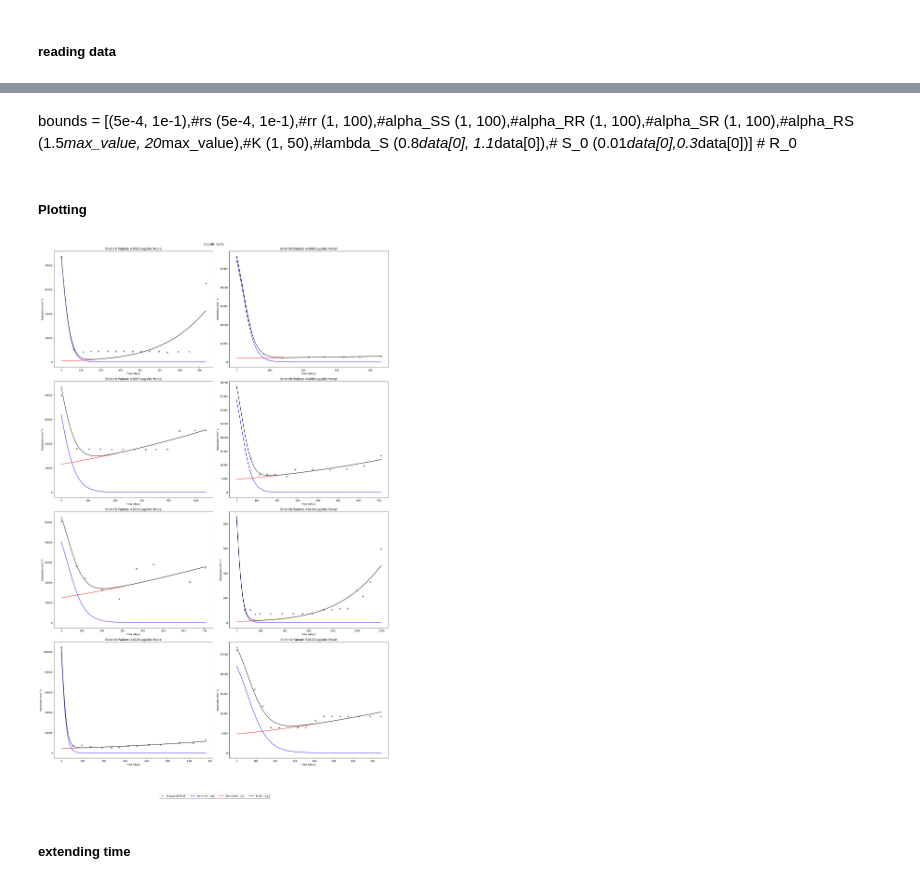
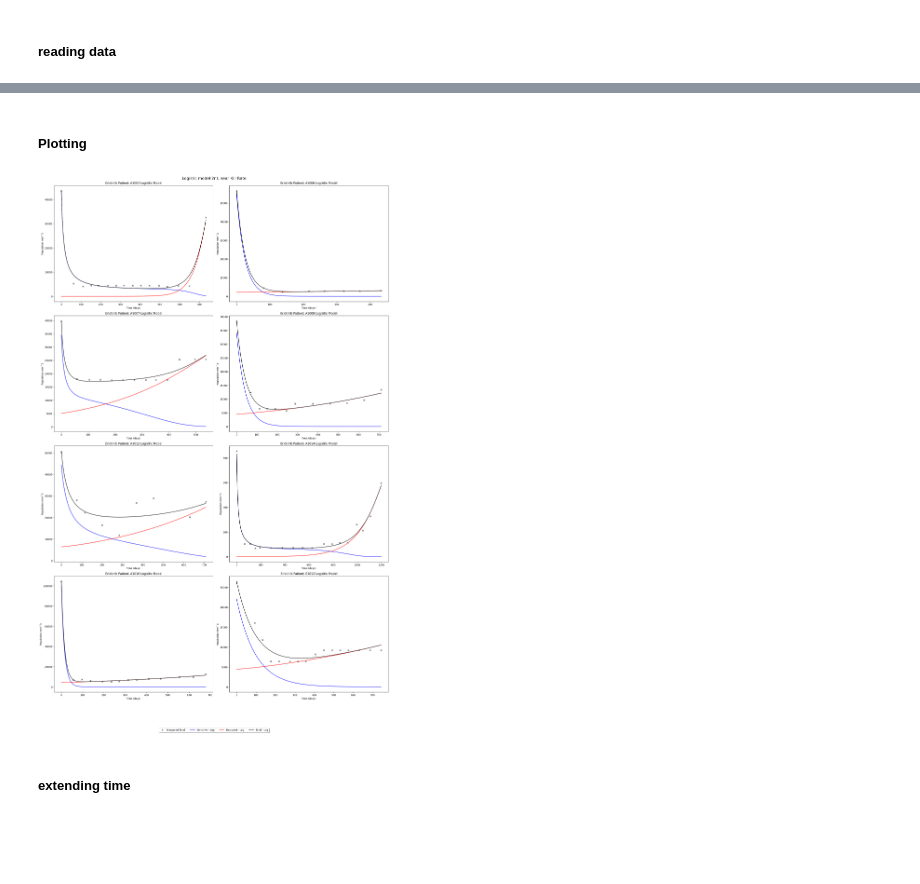
Before and after one commit to hkailas/Erlotinib, a Jupyter notebook: with competition coefficients.ipynb, the cells around one changed output, grey strips where cells are left out. Drawn from its saved outputs; the diff is of its cells as text; code cells hidden in the pictures; blank space fills up the shorter version.

```diff
--- a/with competition coefficients.ipynb
+++ b/with competition coefficients.ipynb
@@ -108,26 +159,0 @@ def cost_func_logistic(params, time, data, error_metric='rmse', delta = 10):
-# %%
-#### use ten plus tumors df
-df = eight_plus_df
-unique_IDs = df.ID.unique()
-master_dictionary = {} # store optimized parameters for each patient
-
-# Find optimal parameters for each patient
-for id in unique_IDs:
-
-    days = df.days[df.ID == id].tolist()
-    data = df.Sum_tumor_vol_cm[df.ID == id].tolist()
-    max_value = max(data[0], data[-1])
-    print("Working on patient:", id, " Number of data points:", len(days))
-    bounds =   [(1e-3, 1e-1),#rs
-                (1e-3, 1e-1),#rr
-                (0,1),#alpha_SR
-                (0,1),#alpha_RS
-                (1.3*max_value, 2*max_value),#K
-                (1, 50),#lambda_S
-                (0.8*data[0], 1.1*data[0]),# S_0
-                (0.01*data[0],0.3*data[0])] # R_0
-
-    # Use differential_evolution to perform a random search
-    opt_result_log = differential_evolution(cost_func_logistic, bounds, args=(days, data,'rmse'),disp=True)
-
-    master_dictionary[id] = opt_result_log.x.tolist() + [opt_result_log.fun]
@@ -186,15 +176,0 @@ df_log2
-# %% [markdown]
-  bounds =   [(5e-4, 1e-1),#rs
-                (5e-4, 1e-1),#rr
-                (1, 100),#alpha_SS
-                (1, 100),#alpha_RR
-                (1, 100),#alpha_SR
-                (1, 100),#alpha_RS
-                (1.5*max_value, 20*max_value),#K
-                (1, 50),#lambda_S
-                (0.8*data[0], 1.1*data[0]),# S_0
-                (0.01*data[0],0.3*data[0])] # R_0
-# %%
-#### saving parameters to a pickle file
-with open('params_dict_log_alpha.pkl', 'wb') as f:
-    pickle.dump(master_dictionary, f)
@@ -224,41 +192,41 @@ for index, id in enumerate(unique_IDs, start=0):
     data = df.Sum_tumor_vol_cm[df.ID == id].tolist()
     tspan = np.linspace(0, days[-1], 300)
 
-    optimal_params_log = master_dictionary[id]
-    init_populations_log = optimal_params_log[6:-1]
+    optimal_params_log = md_constant_log_linear_2r[id]
+    init_populations_log = optimal_params_log[4:6]
 
     pred_data_log = solve_ivp(system_ode_logistic, [0,days[-1]],
                             init_populations_log, dense_output=True,
-                            args = tuple([optimal_params_log[:6]]))
+                            args = tuple([optimal_params_log[:4]]))
     sum_pops_log = np.sum(pred_data_log.sol(tspan), axis=0)
 
 #plotting
     ax = axs.flatten()[(index)%len(unique_IDs)]
 
     ax.plot(days, data, 'kx', label='Measured Total') # plot data points
     ax.plot(tspan, pred_data_log.sol(tspan)[0], 'b-', label='Sensitive - Log') # plot logistic model
     ax.plot(tspan, pred_data_log.sol(tspan)[1], 'r-', label='Resistant - Log')
     ax.plot(tspan, sum_pops_log, 'k-', label='Total - Log')
     ax.set_xlabel('Time (days)')
     ax.set_ylabel('Population mm^3')
     ax.set_title(f'Erlotinib Patient: {id} Logisitic Model')
     formatter = ticker.FuncFormatter(lambda x, pos: '%d' % (x * 1e3))
     ax.yaxis.set_major_formatter(formatter)
 
 for i in range(index+1, nrows*ncols):
     axs.flatten()[i].axis('off') #hide empty subplots
 
 legend_elements = [Line2D([0], [0], marker='x', color='k', label='Measured Total', linestyle='None'),
                    Line2D([0], [0], color='b', label='Sensitive - Log'),
                    Line2D([0], [0], color='r', label='Resistant - Log'),
                    Line2D([0], [0], color='k', linestyle= '-' ,label='Total - Log'),]
 
 fig.legend(handles=legend_elements, loc='upper center', bbox_to_anchor=(0.5, -0.05),
 fancybox=True, shadow=True, ncol=7)
-fig.suptitle('Logistic model')
+fig.suptitle('Logistic model 2r Linear Kill Rate', fontsize=16)
 plt.show()
 # %% [output]
-[figure, old version]
+[figure, new version]
 # %% [markdown]
 ##### extending time
 # %%
```
Also changed, not shown: parts of 13 cells of this notebook, 6 other files.
